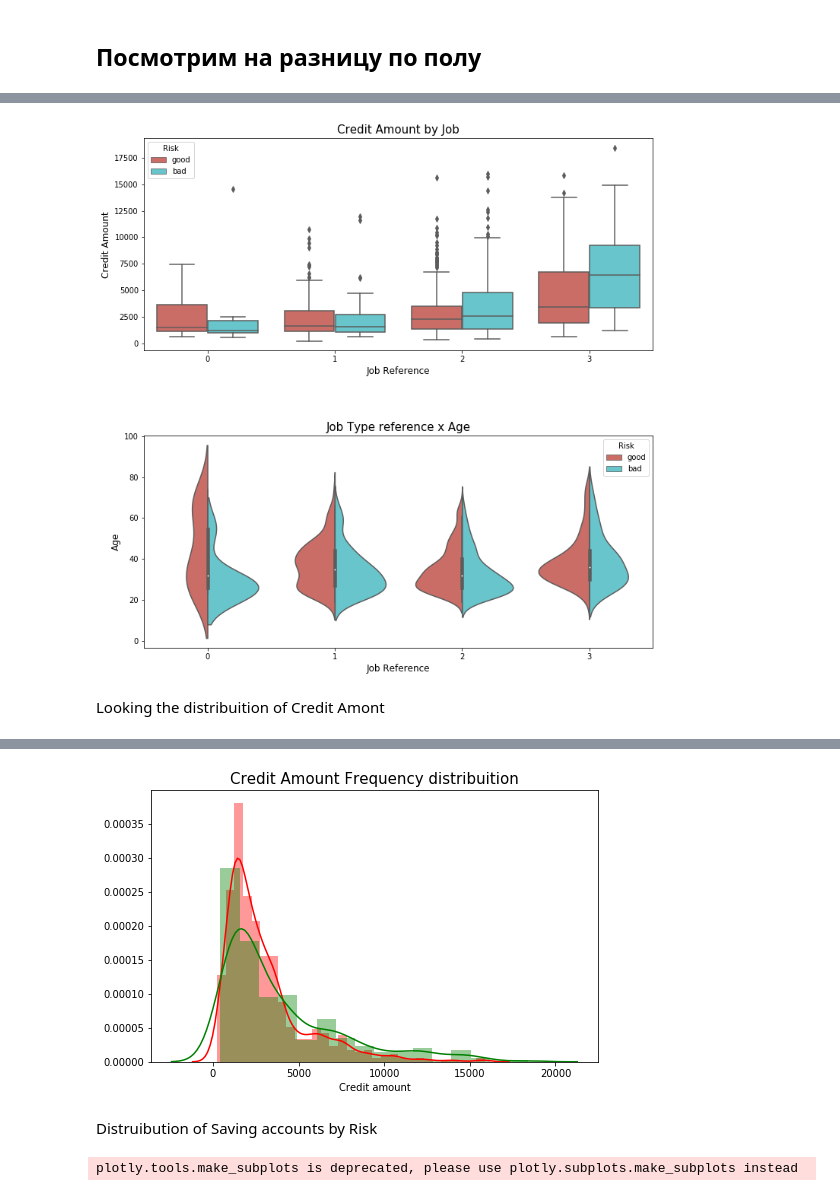
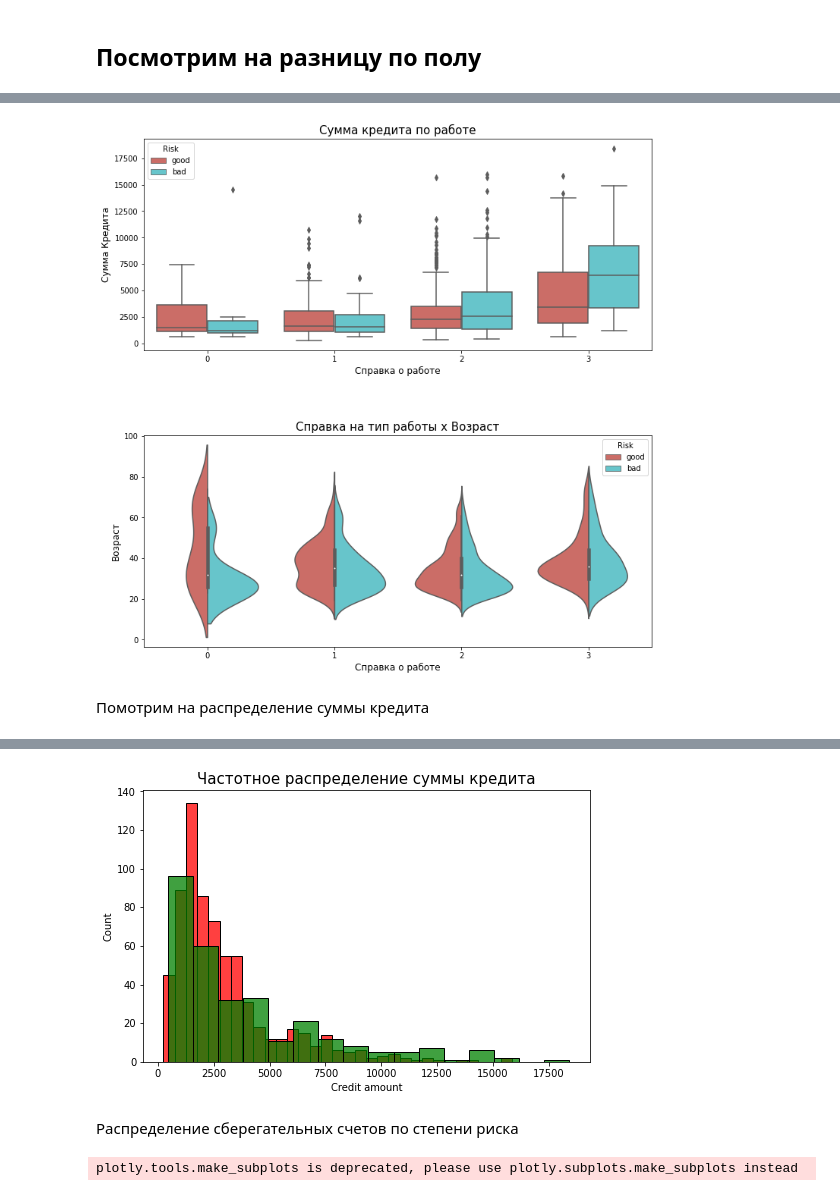
Before and after one commit to MangoFM/study_credit_risk, a Jupyter notebook: Кредитный_скоринг.ipynb, the cells around one changed output, grey strips where cells are left out. Saved outputs shown, nothing was run; the diff lists cells and outputs as text; code cells hidden in the pictures.

```diff
--- a/Кредитный_скоринг.ipynb
+++ b/Кредитный_скоринг.ipynb
@@ -609,23 +588,23 @@ fig, ax = plt.subplots(figsize=(12,12), nrows=2)
 
 g1 = sns.boxplot(x="Job", y="Credit amount", data=df_credit,
             palette="hls", ax=ax[0], hue="Risk")
-g1.set_title("Credit Amount by Job", fontsize=15)
-g1.set_xlabel("Job Reference", fontsize=12)
-g1.set_ylabel("Credit Amount", fontsize=12)
+g1.set_title("Сумма кредита по работе", fontsize=15)
+g1.set_xlabel("Справка о работе", fontsize=12)
+g1.set_ylabel("Сумма Кредита", fontsize=12)
 
 g2 = sns.violinplot(x="Job", y="Age", data=df_credit, ax=ax[1],
                hue="Risk", split=True, palette="hls")
-g2.set_title("Job Type reference x Age", fontsize=15)
-g2.set_xlabel("Job Reference", fontsize=12)
-g2.set_ylabel("Age", fontsize=12)
+g2.set_title("Справка на тип работы x Возраст", fontsize=15)
+g2.set_xlabel("Справка о работе", fontsize=12)
+g2.set_ylabel("Возраст", fontsize=12)
 
 plt.subplots_adjust(hspace = 0.4,top = 0.9)
 
 plt.show()
 # %% [output]
-[figure, old version]
+[figure, new version]
-# %% [markdown]
-Looking the distribuition of Credit Amont
+# %% [markdown]
+Помотрим на распределение суммы кредита
 # %%
 import plotly.figure_factory as ff
 
@@ -648,17 +629,16 @@ py.iplot(fig, filename='Distplot with Multiple Datasets')
 # %% [output]
 [interactive output not drawn]
 # %%
-#Ploting the good and bad dataframes in distplot
+#Построение хороших и плохих dataframes в distplot
 plt.figure(figsize = (8,5))
-
-g= sns.distplot(df_good['Credit amount'], color='r')
-g = sns.distplot(df_bad["Credit amount"], color='g')
-g.set_title("Credit Amount Frequency distribuition", fontsize=15)
+g = sns.histplot(df_good['Credit amount'], color='r')
+g = sns.histplot(df_bad["Credit amount"], color='g')
+plt.title("Частотное распределение суммы кредита", fontsize=15)
 plt.show()
 # %% [output]
-[figure, old version]
+[figure, new version]
-# %% [markdown]
-Distruibution of Saving accounts by Risk
+# %% [markdown]
+Распределение сберегательных счетов по степени риска
 # %%
 from plotly import tools
 import numpy as np
```
Also changed, not shown: parts of 82 cells of this notebook.
